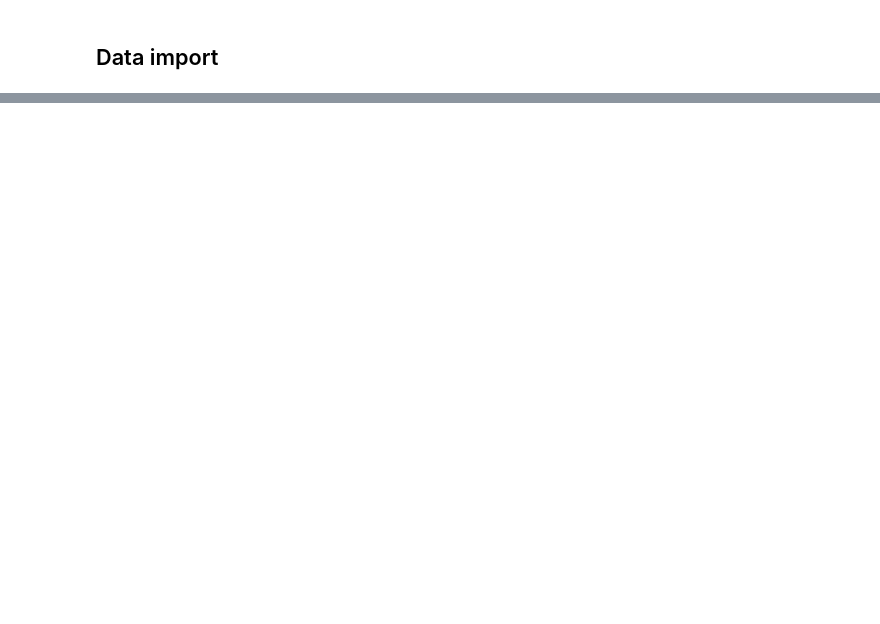
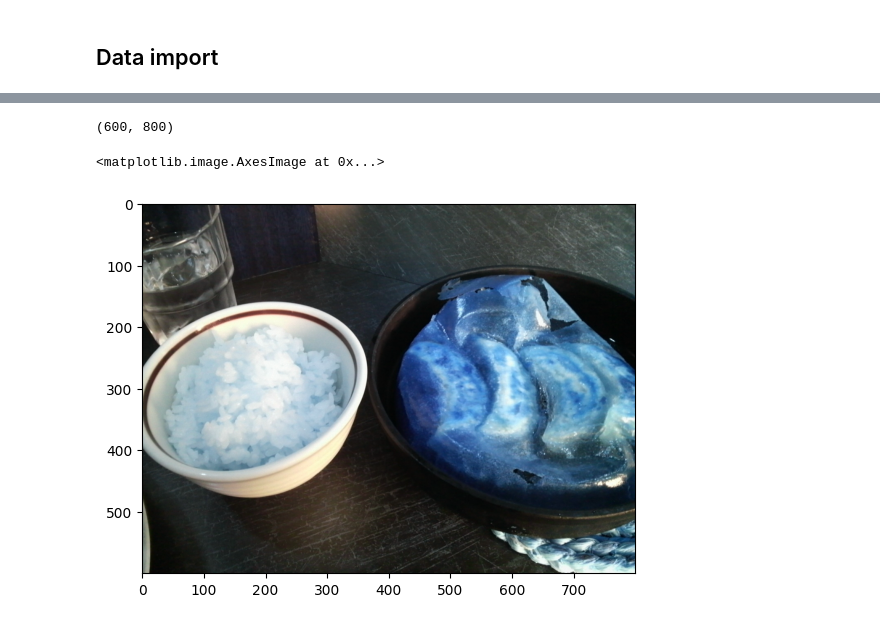
Before and after one commit to benitomartin/foodscore-code, a Jupyter notebook: jn/FoodScore_preprocessing_benito.ipynb, the cells around one changed output, grey strips where cells are left out. Drawn from its saved outputs; the diff is of its cells as text; code cells hidden in the pictures; blank space fills up the shorter version.

```diff
--- a/jn/FoodScore_preprocessing_benito.ipynb
+++ b/jn/FoodScore_preprocessing_benito.ipynb
@@ -65 +184,12 @@ df.head()
+# %%
+image_raw = cv2.imread("../raw_data/UECFOOD256/1/1.jpg")
+# %%
+image_raw.shape[:2]
+# %% [output]
+(600, 800)
+# %%
+plt.imshow(image_raw)
+# %% [output]
+<matplotlib.image.AxesImage at 0x...>
+[figure, added]
 # %%
```
Also changed, not shown: parts of 25 cells of this notebook.
